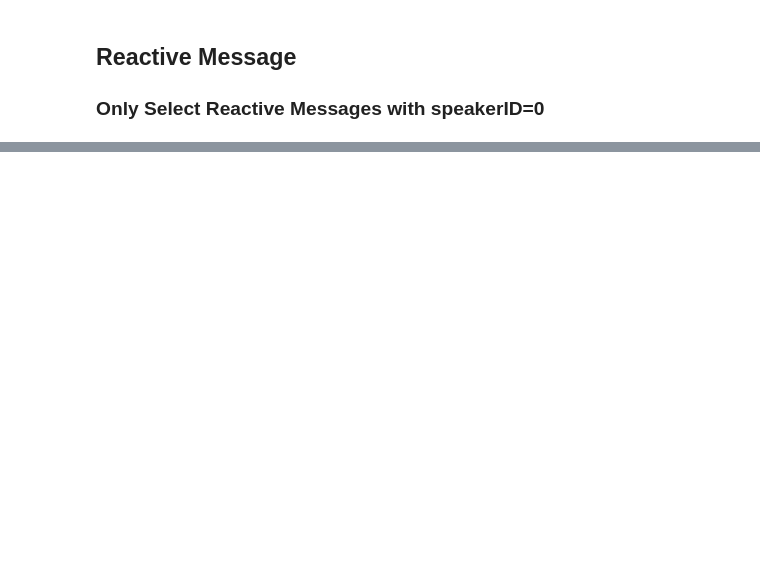
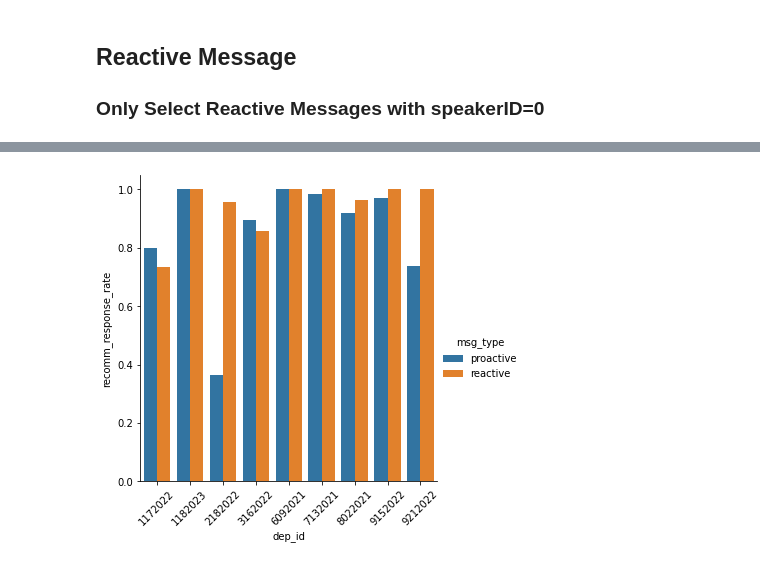
Before and after one commit to peter-peng-w/PCR_DataMining, a Jupyter notebook: compute_recomm_modeling_all.ipynb, the cells around one changed output, grey strips where cells are left out. Cells and saved outputs as stored; diff of their text form; code cells hidden in the pictures; blank space fills up the shorter version.

```diff
--- a/compute_recomm_modeling_all.ipynb
+++ b/compute_recomm_modeling_all.ipynb
@@ -31,9 +40,23 @@ with open(reward_data_file_path, newline='') as f:
         cnt_line = 0
         prev_line_timesent = None
         prev_line = None
+        start_date = deployment_date_info[dep_id][0]
+        end_date = deployment_date_info[dep_id][1] if deployment_date_info[dep_id][1] != "" else None
+        start_date = datetime.fromisoformat(start_date)
+        end_date = datetime.fromisoformat(end_date) if end_date is not None else None
+
         for line in reward_data_reader:
             cnt_line += 1                           # line 0 represents the head line
             if cnt_line > 1:
+
+                # only select data during the real deployment period
+                t = datetime.fromisoformat(line[1])
+                if end_date:
+                    if start_date > t or t > end_date:
+                        continue
+                else:
+                    if start_date > t:
+                        continue
 
                 if prev_line_timesent is not None and line[1] == prev_line_timesent:
                     # The current line has the same SentTime as the previous line
@@ -707,0 +929,14 @@ with open(reactive_speakerID_0_timestamp_file_path, 'w') as f_out:
+# %%
+sns.catplot(
+    data=data_df, kind="bar",
+    x="dep_id", y="recomm_response_rate", hue="msg_type",
+    # errorbar="sd", palette="dark", alpha=.6, height=6
+)
+# g.despine(left=True)
+# g.set_axis_labels("Dep-ID", "Recomm Msg Response Rate")
+plt.xlabel("Dep-ID")
+plt.xticks(rotation=45)
+plt.ylabel("Recomm Msg Response Rate")
+plt.show()
+# %% [output]
+[figure, added]
```
Also changed, not shown: parts of 31 cells of this notebook.
